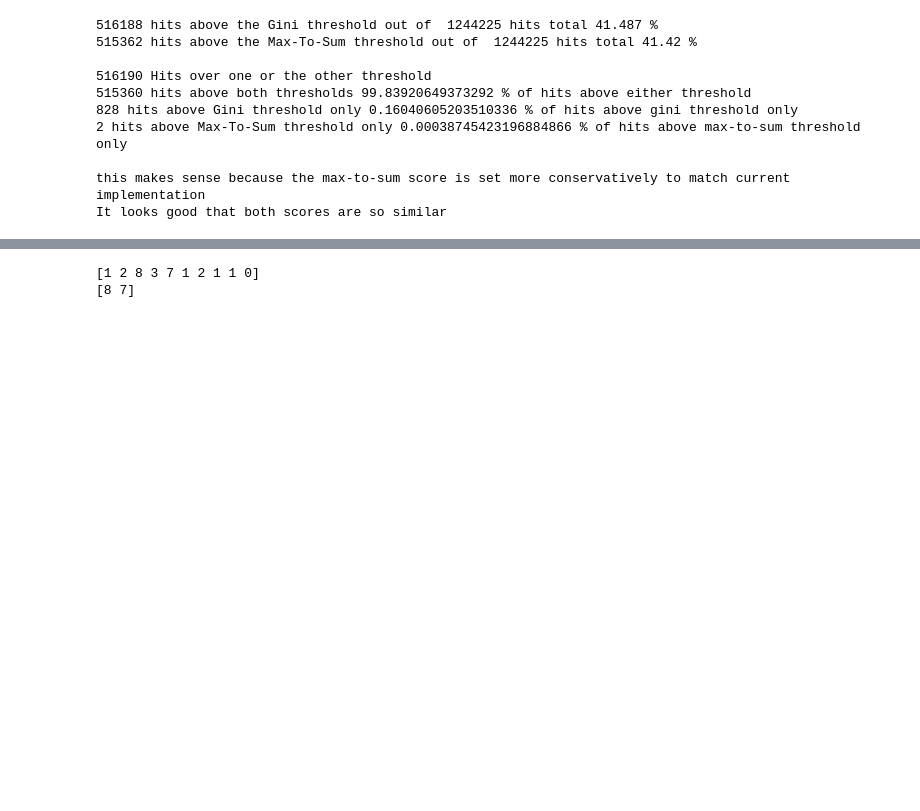
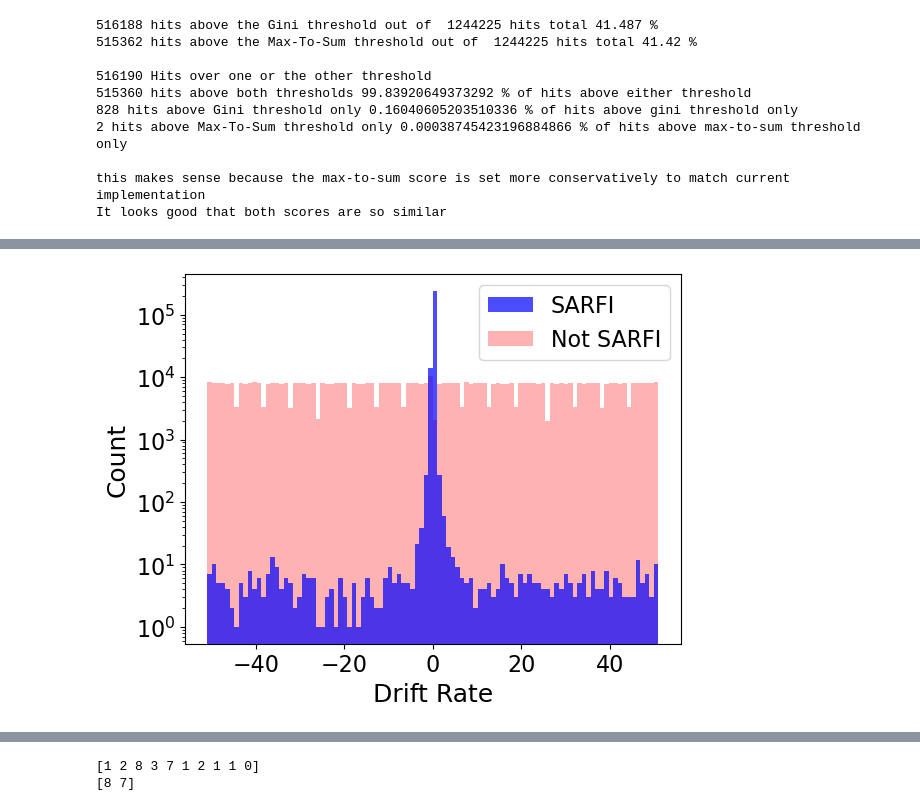
Before and after one commit to NMStiegler/BL-COSMIC-2024-proj, a Jupyter notebook: stamps/analyze_full_sarfi_results.ipynb, the cells around one changed output, grey strips where cells are left out. Drawn from its saved outputs; the diff is of its cells as text; code cells hidden in the pictures; blank space fills up the shorter version.

```diff
--- a/stamps/analyze_full_sarfi_results.ipynb
+++ b/stamps/analyze_full_sarfi_results.ipynb
@@ -179,6 +194,7 @@ It looks good that both scores are so similar
 # Let's use the Gini score because it's more robust and we're doing post-processing
 # so real-time constraints aren't as much of an issue
 SARFI_hits = df[hits_over_gini_threshold]
+not_SARFI_hits = df[~hits_over_gini_threshold]
 
 # We're also only going to look at the incoherent hits, because we don't
 # want to double count the same hit in the coherent and incoherent data
@@ -186,0 +236,22 @@ assert(SARFI_hits["source_name"].nunique() == 1 and SARFI_hits["source_name"].un
+# %%
+plt.rcParams.update({
+    'font.size': 18,          # Controls default text sizes
+    'axes.labelsize': 18,     # Size of X and Y labels
+    'axes.titlesize': 18,     # Size of plot title
+    'xtick.labelsize': 16,    # Size of X tick labels
+    'ytick.labelsize': 16,    # Size of Y tick labels
+    'legend.fontsize': 16,    # Size of legend
+})
+
+# Look at distribution of drift rates for SARFI
+n_bins = 100
+plt.hist(SARFI_hits["signal_drift_rate"], bins=n_bins, color='blue', alpha=0.7, label="SARFI", zorder=10)
+plt.hist(not_SARFI_hits["signal_drift_rate"], bins=n_bins, color='red', alpha=0.3, label="Not SARFI")
+plt.xlabel("Drift Rate")
+plt.ylabel("Count")
+# plt.title("Distribution of Drift Rates for SARFI")
+plt.legend()
+plt.yscale('log')
+plt.show()
+# %% [output]
+[figure, added]
```
Also changed, not shown: parts of 9 cells of this notebook, 4 other files.
